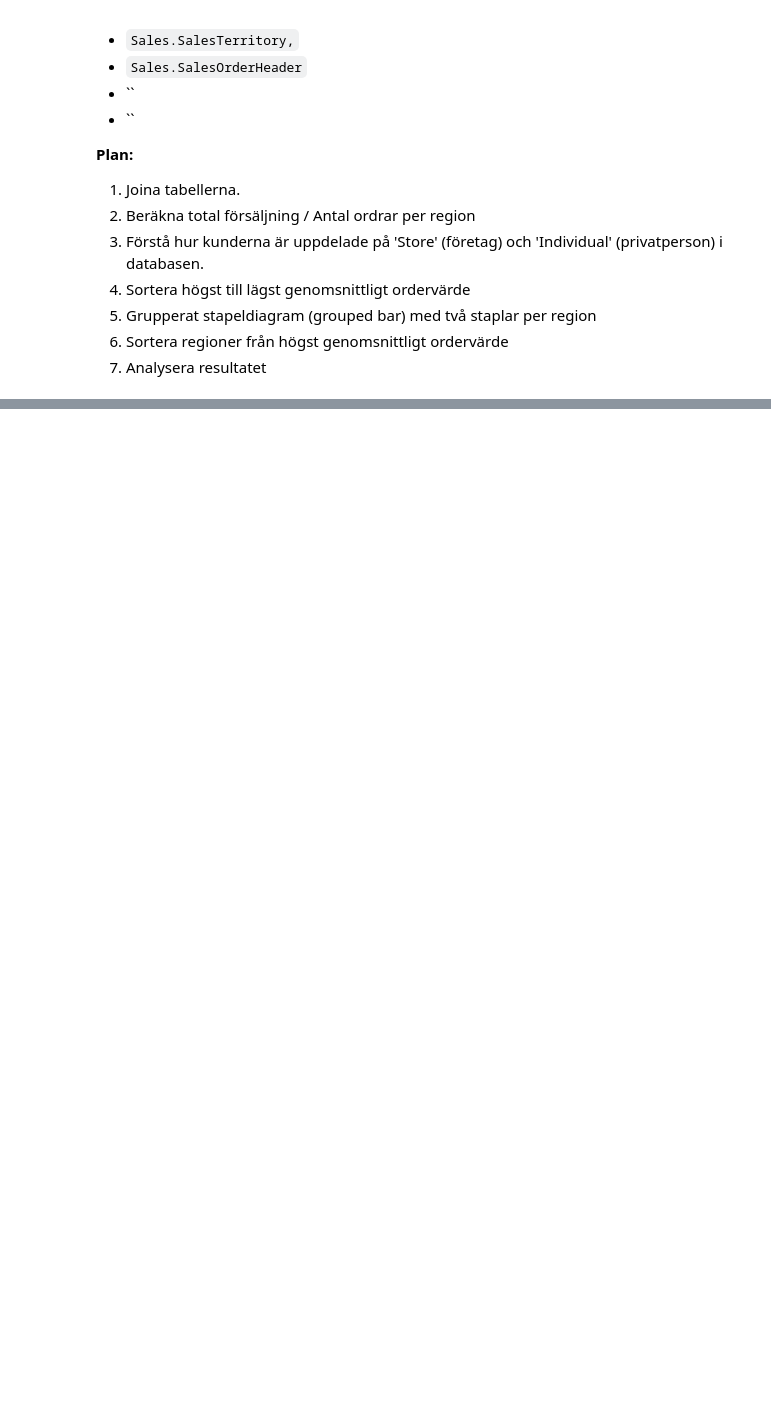
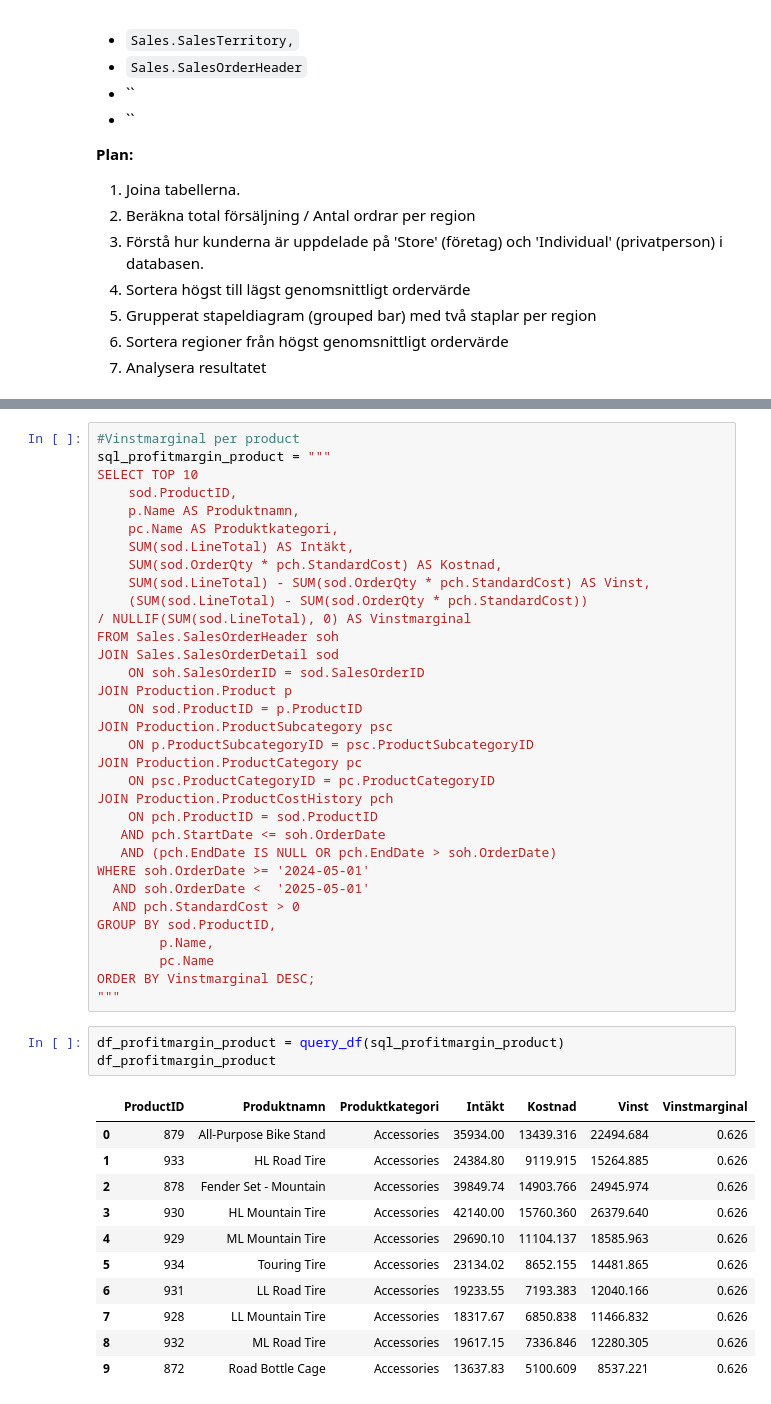
Before and after one commit to EliWei/SQL_uppgift_Dec25, a Jupyter notebook: Notebook.ipynb, the cells around one changed output, grey strips where cells are left out. Saved outputs shown, nothing was run; the diff lists cells and outputs as text; blank space fills up the shorter version.

```diff
--- a/Notebook.ipynb
+++ b/Notebook.ipynb
@@ -1013,0 +1055,48 @@ plt.show()
+# %%
+#Vinstmarginal per product
+sql_profitmargin_product = """
+SELECT TOP 10
+    sod.ProductID,
+    p.Name AS Produktnamn,
+    pc.Name AS Produktkategori,
+    SUM(sod.LineTotal) AS Intäkt,
+    SUM(sod.OrderQty * pch.StandardCost) AS Kostnad,
+    SUM(sod.LineTotal) - SUM(sod.OrderQty * pch.StandardCost) AS Vinst,
+    (SUM(sod.LineTotal) - SUM(sod.OrderQty * pch.StandardCost))
+/ NULLIF(SUM(sod.LineTotal), 0) AS Vinstmarginal
+FROM Sales.SalesOrderHeader soh
+JOIN Sales.SalesOrderDetail sod
+    ON soh.SalesOrderID = sod.SalesOrderID
+JOIN Production.Product p
+    ON sod.ProductID = p.ProductID
+JOIN Production.ProductSubcategory psc
+    ON p.ProductSubcategoryID = psc.ProductSubcategoryID
+JOIN Production.ProductCategory pc
+    ON psc.ProductCategoryID = pc.ProductCategoryID
+JOIN Production.ProductCostHistory pch
+    ON pch.ProductID = sod.ProductID
+   AND pch.StartDate <= soh.OrderDate
+   AND (pch.EndDate IS NULL OR pch.EndDate > soh.OrderDate)
+WHERE soh.OrderDate >= '2024-05-01'
+  AND soh.OrderDate <  '2025-05-01'
+  AND pch.StandardCost > 0
+GROUP BY sod.ProductID,
+        p.Name,
+        pc.Name
+ORDER BY Vinstmarginal DESC;
+"""
+# %%
+df_profitmargin_product = query_df(sql_profitmargin_product)
+df_profitmargin_product
+# %% [output]
+|  | ProductID | Produktnamn | Produktkategori | Intäkt | Kostnad | Vinst | Vinstmarginal |
+| 0 | 879 | All-Purpose Bike Stand | Accessories | 35934.00 | 13439.316 | 22494.684 | 0.626 |
+| 1 | 933 | HL Road Tire | Accessories | 24384.80 | 9119.915 | 15264.885 | 0.626 |
+| 2 | 878 | Fender Set - Mountain | Accessories | 39849.74 | 14903.766 | 24945.974 | 0.626 |
+| 3 | 930 | HL Mountain Tire | Accessories | 42140.00 | 15760.360 | 26379.640 | 0.626 |
+| 4 | 929 | ML Mountain Tire | Accessories | 29690.10 | 11104.137 | 18585.963 | 0.626 |
+| 5 | 934 | Touring Tire | Accessories | 23134.02 | 8652.155 | 14481.865 | 0.626 |
+| 6 | 931 | LL Road Tire | Accessories | 19233.55 | 7193.383 | 12040.166 | 0.626 |
+| 7 | 928 | LL Mountain Tire | Accessories | 18317.67 | 6850.838 | 11466.832 | 0.626 |
+| 8 | 932 | ML Road Tire | Accessories | 19617.15 | 7336.846 | 12280.305 | 0.626 |
+| 9 | 872 | Road Bottle Cage | Accessories | 13637.83 | 5100.609 | 8537.221 | 0.626 |
```
Also changed, not shown: parts of 5 cells of this notebook, 2 other files.
